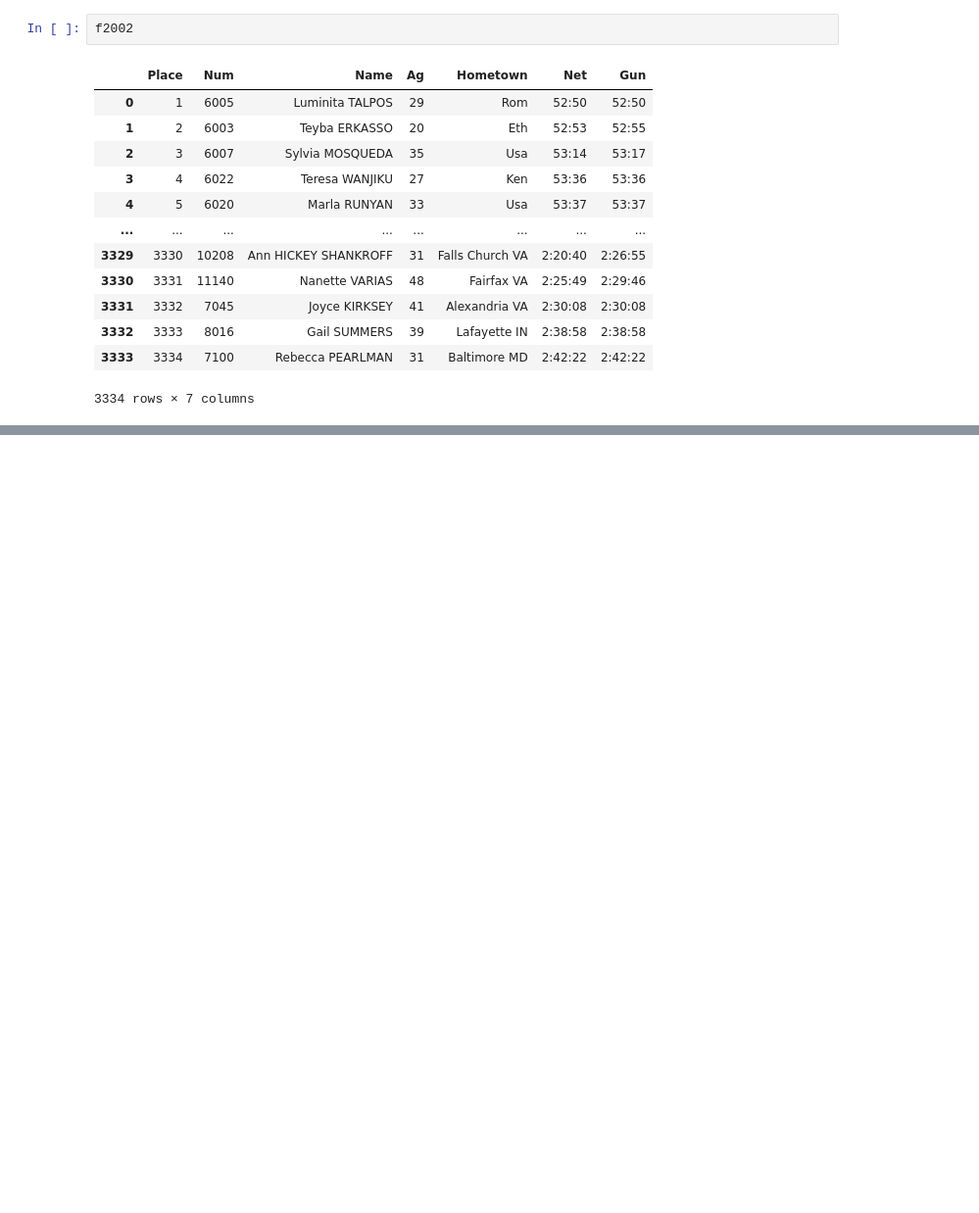
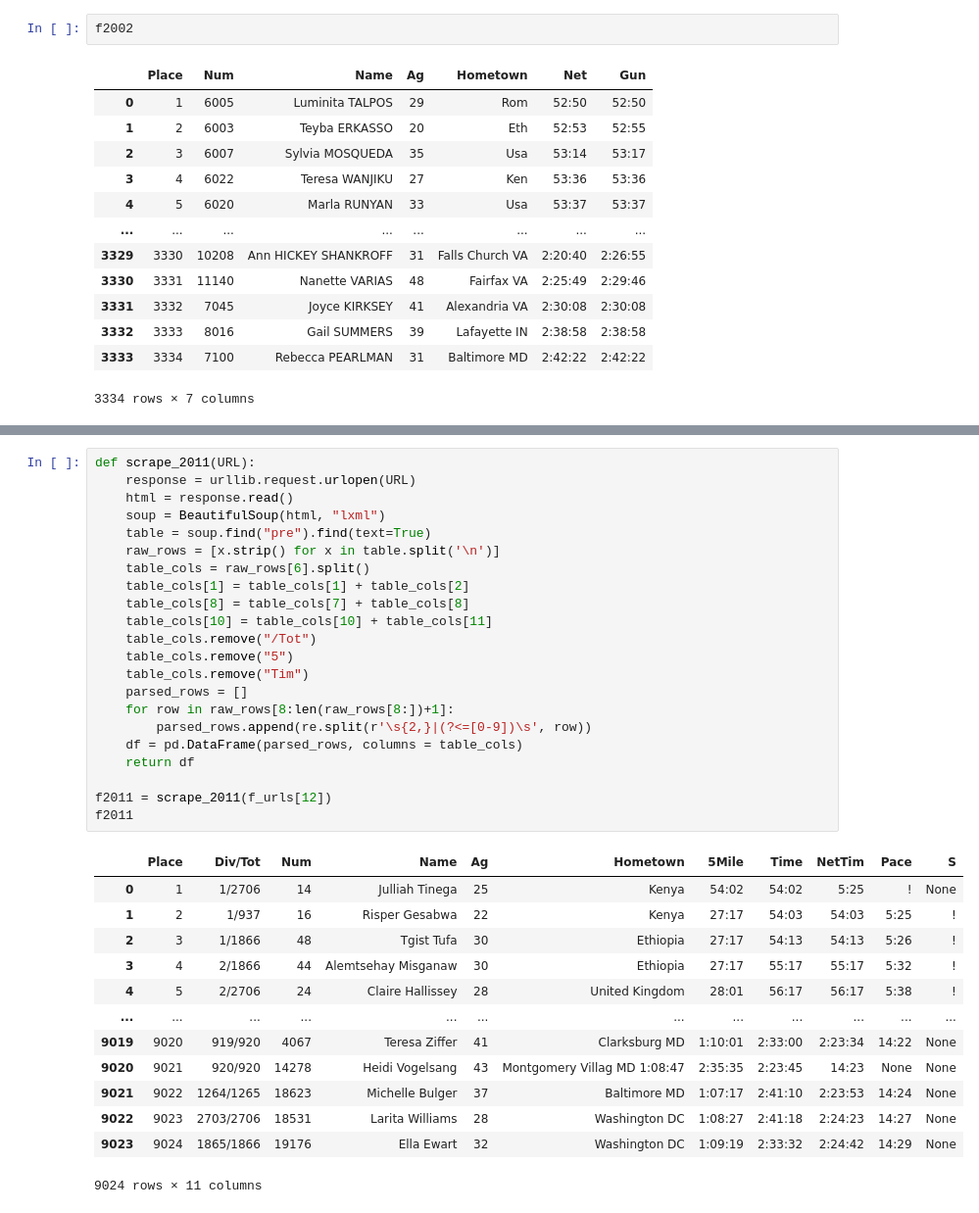
Before and after one commit to mjwolfe91/QTW-CaseStudy2, a Jupyter notebook: QTW_CaseStudy2.ipynb, the cells around one changed output, grey strips where cells are left out. Shown at 98% size. Saved outputs shown, nothing was run; the diff lists cells and outputs as text; blank space fills up the shorter version.

Commit message:
scraped more data

```diff
--- a/QTW_CaseStudy2.ipynb
+++ b/QTW_CaseStudy2.ipynb
@@ -407,0 +446,36 @@ f2002
+# %%
+def scrape_2011(URL):
+    response = urllib.request.urlopen(URL)
+    html = response.read()
+    soup = BeautifulSoup(html, "lxml")
+    table = soup.find("pre").find(text=True)
+    raw_rows = [x.strip() for x in table.split('\n')]
+    table_cols = raw_rows[6].split()
+    table_cols[1] = table_cols[1] + table_cols[2]
+    table_cols[8] = table_cols[7] + table_cols[8]
+    table_cols[10] = table_cols[10] + table_cols[11]
+    table_cols.remove("/Tot")
+    table_cols.remove("5")
+    table_cols.remove("Tim")
+    parsed_rows = []
+    for row in raw_rows[8:len(raw_rows[8:])+1]:
+        parsed_rows.append(re.split(r'\s{2,}|(?<=[0-9])\s', row))
+    df = pd.DataFrame(parsed_rows, columns = table_cols)
+    return df
+
+f2011 = scrape_2011(f_urls[12])
+f2011
+# %% [output]
+|  | Place | Div/Tot | Num | Name | Ag | Hometown | 5Mile | Time | NetTim | Pace | S |
+| 0 | 1 | 1/2706 | 14 | Julliah Tinega | 25 | Kenya | 54:02 | 54:02 | 5:25 | ! | None |
+| 1 | 2 | 1/937 | 16 | Risper Gesabwa | 22 | Kenya | 27:17 | 54:03 | 54:03 | 5:25 | ! |
+| 2 | 3 | 1/1866 | 48 | Tgist Tufa | 30 | Ethiopia | 27:17 | 54:13 | 54:13 | 5:26 | ! |
+| 3 | 4 | 2/1866 | 44 | Alemtsehay Misganaw | 30 | Ethiopia | 27:17 | 55:17 | 55:17 | 5:32 | ! |
+| 4 | 5 | 2/2706 | 24 | Claire Hallissey | 28 | United Kingdom | 28:01 | 56:17 | 56:17 | 5:38 | ! |
+| ... | ... | ... | ... | ... | ... | ... | ... | ... | ... | ... | ... |
+| 9019 | 9020 | 919/920 | 4067 | Teresa Ziffer | 41 | Clarksburg MD | 1:10:01 | 2:33:00 | 2:23:34 | 14:22 | None |
+| 9020 | 9021 | 920/920 | 14278 | Heidi Vogelsang | 43 | Montgomery Villag MD 1:08:47 | 2:35:35 | 2:23:45 | 14:23 | None | None |
+| 9021 | 9022 | 1264/1265 | 18623 | Michelle Bulger | 37 | Baltimore MD | 1:07:17 | 2:41:10 | 2:23:53 | 14:24 | None |
+| 9022 | 9023 | 2703/2706 | 18531 | Larita Williams | 28 | Washington DC | 1:08:27 | 2:41:18 | 2:24:23 | 14:27 | None |
+| 9023 | 9024 | 1865/1866 | 19176 | Ella Ewart | 32 | Washington DC | 1:09:19 | 2:33:32 | 2:24:42 | 14:29 | None |
+9024 rows × 11 columns
```
Also changed, not shown: parts of 13 cells of this notebook.
